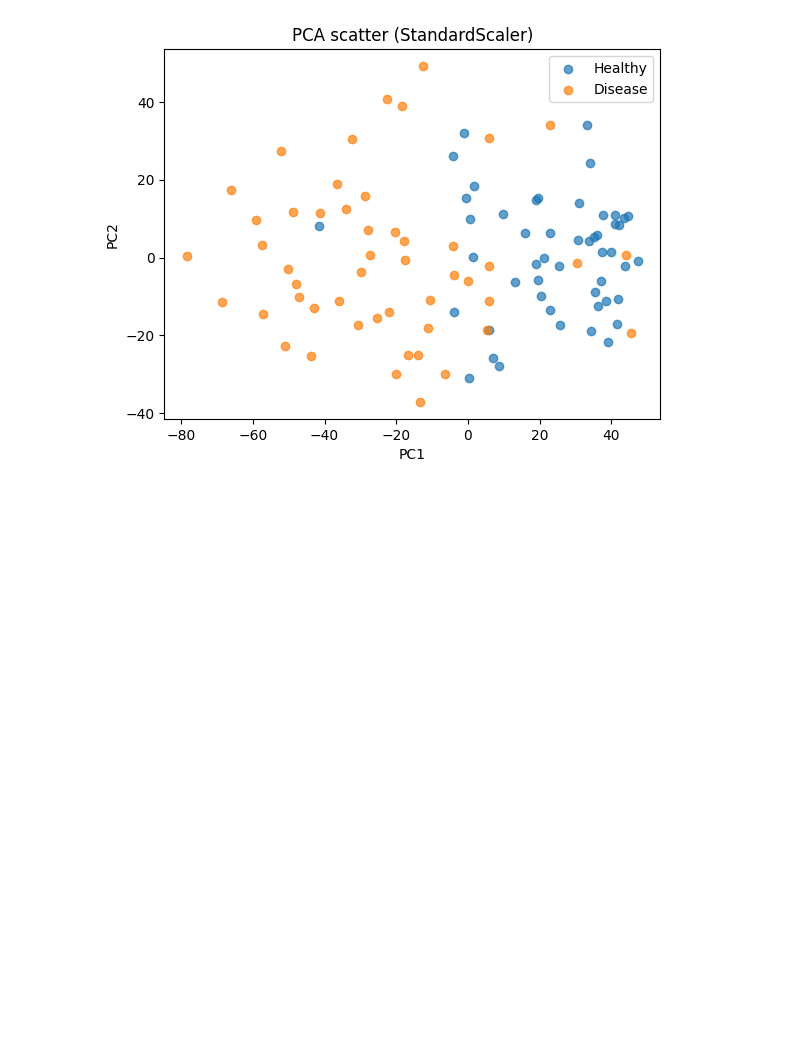
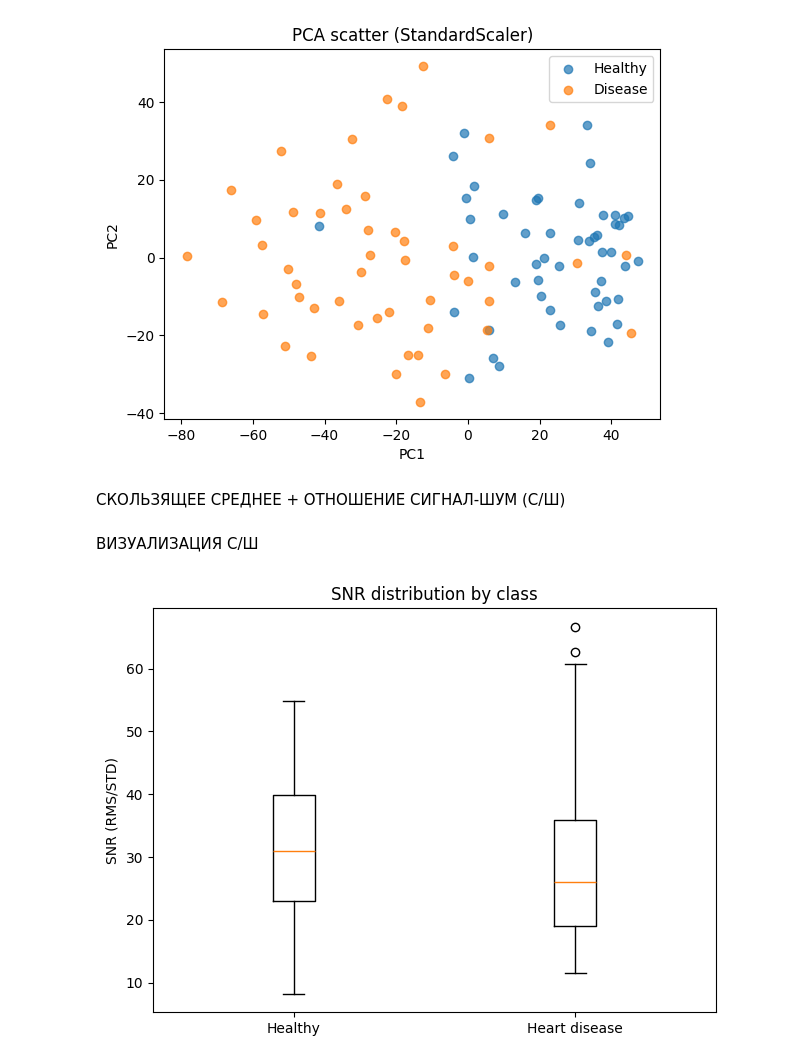
Before and after one commit to nstk24/diplomist, a Jupyter notebook: первый.ipynb, the cells around one changed output. Drawn from its saved outputs; the diff is of its cells as text; code cells hidden in the pictures; blank space fills up the shorter version.

```diff
--- a/первый.ipynb
+++ b/первый.ipynb
@@ -64,3 +64,38 @@ plt.title("PCA scatter (StandardScaler)")
 plt.show()
 # %% [output]
 [figure]
+# %% [markdown]
+СКОЛЬЗЯЩЕЕ СРЕДНЕЕ + ОТНОШЕНИЕ СИГНАЛ-ШУМ (С/Ш)
+# %%
+def moving_average(x, k=11):
+    """Простое скользящее среднее (для сглаживания)"""
+    k = max(3, int(k) | 1)  # делаем нечётное окно >=3
+    pad = k // 2
+    xpad = np.pad(x, (pad, pad), mode="edge")
+    ker = np.ones(k) / k
+    return np.convolve(xpad, ker, mode="valid")
+
+def estimate_snr_per_spectrum(x, smooth_win=31):
+    """
+    Оценка SNR:
+    отношение мощности сглаженного сигнала к шуму (остаток).
+    """
+    s = moving_average(x, k=smooth_win)
+    noise = x - s
+    rms_signal = np.sqrt(np.mean(s**2))
+    std_noise = np.std(noise)
+    return np.inf if std_noise == 0 else rms_signal / std_noise
+
+# Считаем SNR для всех спектров
+snr = np.array([estimate_snr_per_spectrum(row, smooth_win=31) for row in X])
+# %% [markdown]
+ВИЗУАЛИЗАЦИЯ С/Ш
+# %%
+plt.figure()
+plt.boxplot([snr[y==0], snr[y==1]], labels=["Healthy", "Heart disease"], showfliers=True)
+plt.ylabel("SNR (RMS/STD)")
+plt.title("SNR distribution by class")
+plt.tight_layout()
+plt.show()
+# %% [output]
+[figure, added]
```
Also changed, not shown: parts of 5 cells of this notebook, 3 other files.
